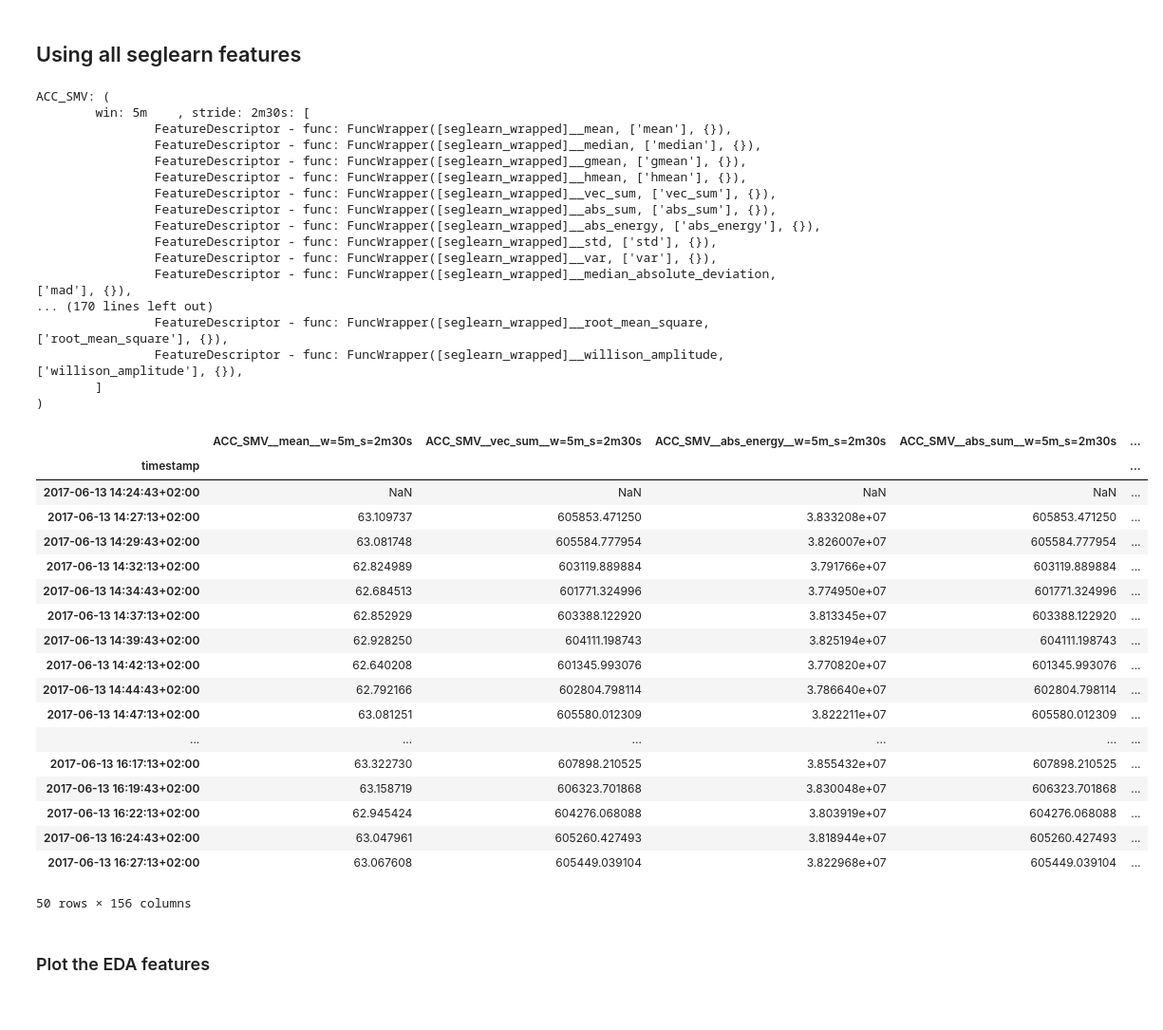
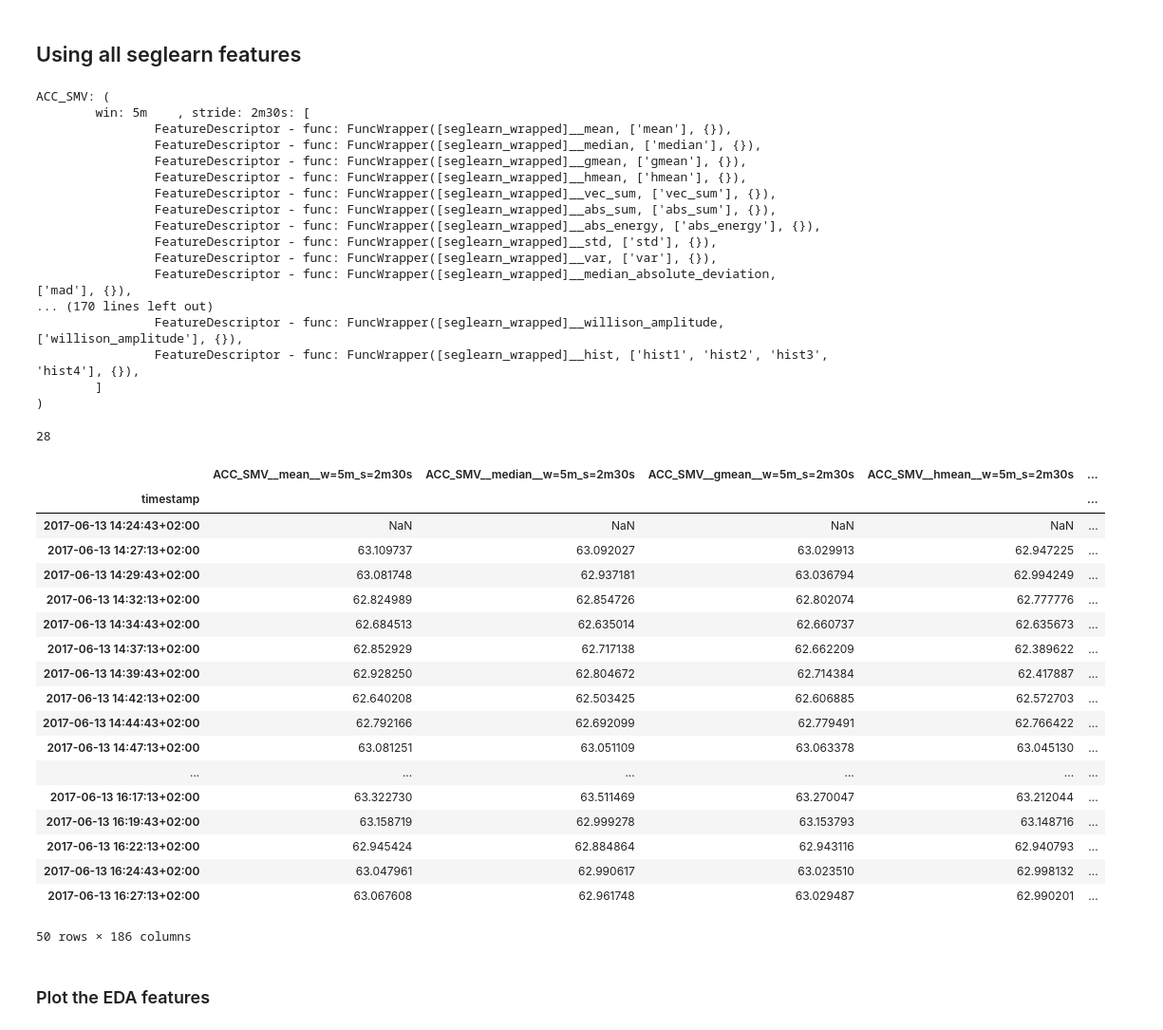
Before and after one commit to predict-idlab/tsflex, a Jupyter notebook: examples/seglearn_integration.ipynb, the cells around one changed output. Shown at 95% size. Drawn from its saved outputs; the diff is of its cells as text; code cells hidden in the pictures.

```diff
--- a/examples/seglearn_integration.ipynb
+++ b/examples/seglearn_integration.ipynb
@@ -233,17 +222,25 @@ fig.show(renderer='iframe')
 # %% [markdown]
 ## Using all seglearn features
 # %%
-from tsflex.features import MultipleFeatureDescriptors, FeatureCollection, FuncWrapper
-
 # Import all feature functions from seg-learn
 from seglearn.feature_functions import all_features
 
+from tsflex.features import FeatureCollection, FuncWrapper, MultipleFeatureDescriptors
+
 all_feats = MultipleFeatureDescriptors(
-        functions=[seglearn_wrapper(f, k) for k, f in all_features().items()],
-        series_names=["ACC_SMV", "EDA", "TMP"],
-        windows=["5min", "2.5min"],
-        strides=["2.5min"],
-    )
+    functions=[
+        seglearn_wrapper(f, k) for k, f in all_features().items() if k != "hist4"
+    ]
+    # As hist returns `bins` number of outputs => `bins` number of output_names should be passed
+    + [
+        seglearn_wrapper(
+            all_features()["hist4"], output_names=[f"hist{i}" for i in range(1, 5)]
+        )
+    ],
+    series_names=["ACC_SMV", "EDA", "TMP"],
+    windows=["5min", "2.5min"],
+    strides=["2.5min"],
+)
 feature_collection = FeatureCollection(all_feats)
 feature_collection
 # %% [output]
@@ -260,33 +257,37 @@ ACC_SMV: (
                 FeatureDescriptor - func: FuncWrapper([seglearn_wrapped]__var, ['var'], {}),
                 FeatureDescriptor - func: FuncWrapper([seglearn_wrapped]__median_absolute_deviation, ['mad'], {}),
 ... (170 lines left out)
-                FeatureDescriptor - func: FuncWrapper([seglearn_wrapped]__root_mean_square, ['root_mean_square'], {}),
                 FeatureDescriptor - func: FuncWrapper([seglearn_wrapped]__willison_amplitude, ['willison_amplitude'], {}),
+                FeatureDescriptor - func: FuncWrapper([seglearn_wrapped]__hist, ['hist1', 'hist2', 'hist3', 'hist4'], {}),
         ]
 )
+# %%
+len(all_features())
+# %% [output]
+28
 # %%
-features_df = feature_collection.calculate(out_data, return_df=True)
+features_df = feature_collection.calculate(out_data, return_df=True, n_jobs=0)
 features_df
 # %% [output]
-|  | ACC_SMV__mean__w=5m_s=2m30s | ACC_SMV__vec_sum__w=5m_s=2m30s | ACC_SMV__abs_energy__w=5m_s=2m30s | ACC_SMV__abs_sum__w=5m_s=2m30s | ... |
+|  | ACC_SMV__mean__w=5m_s=2m30s | ACC_SMV__median__w=5m_s=2m30s | ACC_SMV__gmean__w=5m_s=2m30s | ACC_SMV__hmean__w=5m_s=2m30s | ... |
 | timestamp |  |  |  |  | ... |
 | 2017-06-13 14:24:43+02:00 | NaN | NaN | NaN | NaN | ... |
-| 2017-06-13 14:27:13+02:00 | 63.109737 | 605853.471250 | 3.833208e+07 | 605853.471250 | ... |
-| 2017-06-13 14:29:43+02:00 | 63.081748 | 605584.777954 | 3.826007e+07 | 605584.777954 | ... |
-| 2017-06-13 14:32:13+02:00 | 62.824989 | 603119.889884 | 3.791766e+07 | 603119.889884 | ... |
-| 2017-06-13 14:34:43+02:00 | 62.684513 | 601771.324996 | 3.774950e+07 | 601771.324996 | ... |
-| 2017-06-13 14:37:13+02:00 | 62.852929 | 603388.122920 | 3.813345e+07 | 603388.122920 | ... |
-| 2017-06-13 14:39:43+02:00 | 62.928250 | 604111.198743 | 3.825194e+07 | 604111.198743 | ... |
-| 2017-06-13 14:42:13+02:00 | 62.640208 | 601345.993076 | 3.770820e+07 | 601345.993076 | ... |
-| 2017-06-13 14:44:43+02:00 | 62.792166 | 602804.798114 | 3.786640e+07 | 602804.798114 | ... |
-| 2017-06-13 14:47:13+02:00 | 63.081251 | 605580.012309 | 3.822211e+07 | 605580.012309 | ... |
+| 2017-06-13 14:27:13+02:00 | 63.109737 | 63.092027 | 63.029913 | 62.947225 | ... |
+| 2017-06-13 14:29:43+02:00 | 63.081748 | 62.937181 | 63.036794 | 62.994249 | ... |
+| 2017-06-13 14:32:13+02:00 | 62.824989 | 62.854726 | 62.802074 | 62.777776 | ... |
+| 2017-06-13 14:34:43+02:00 | 62.684513 | 62.635014 | 62.660737 | 62.635673 | ... |
+| 2017-06-13 14:37:13+02:00 | 62.852929 | 62.717138 | 62.662209 | 62.389622 | ... |
+| 2017-06-13 14:39:43+02:00 | 62.928250 | 62.804672 | 62.714384 | 62.417887 | ... |
+| 2017-06-13 14:42:13+02:00 | 62.640208 | 62.503425 | 62.606885 | 62.572703 | ... |
+| 2017-06-13 14:44:43+02:00 | 62.792166 | 62.692099 | 62.779491 | 62.766422 | ... |
+| 2017-06-13 14:47:13+02:00 | 63.081251 | 63.051109 | 63.063378 | 63.045130 | ... |
 | ... | ... | ... | ... | ... | ... |
-| 2017-06-13 16:17:13+02:00 | 63.322730 | 607898.210525 | 3.855432e+07 | 607898.210525 | ... |
-| 2017-06-13 16:19:43+02:00 | 63.158719 | 606323.701868 | 3.830048e+07 | 606323.701868 | ... |
-| 2017-06-13 16:22:13+02:00 | 62.945424 | 604276.068088 | 3.803919e+07 | 604276.068088 | ... |
-| 2017-06-13 16:24:43+02:00 | 63.047961 | 605260.427493 | 3.818944e+07 | 605260.427493 | ... |
-| 2017-06-13 16:27:13+02:00 | 63.067608 | 605449.039104 | 3.822968e+07 | 605449.039104 | ... |
+| 2017-06-13 16:17:13+02:00 | 63.322730 | 63.511469 | 63.270047 | 63.212044 | ... |
+| 2017-06-13 16:19:43+02:00 | 63.158719 | 62.999278 | 63.153793 | 63.148716 | ... |
+| 2017-06-13 16:22:13+02:00 | 62.945424 | 62.884864 | 62.943116 | 62.940793 | ... |
+| 2017-06-13 16:24:43+02:00 | 63.047961 | 62.990617 | 63.023510 | 62.998132 | ... |
+| 2017-06-13 16:27:13+02:00 | 63.067608 | 62.961748 | 63.029487 | 62.990201 | ... |
-50 rows × 156 columns
+50 rows × 186 columns
 # %% [markdown]
 ### Plot the EDA features
 # %%
```
Also changed, not shown: parts of 7 cells of this notebook, 2 other files.
